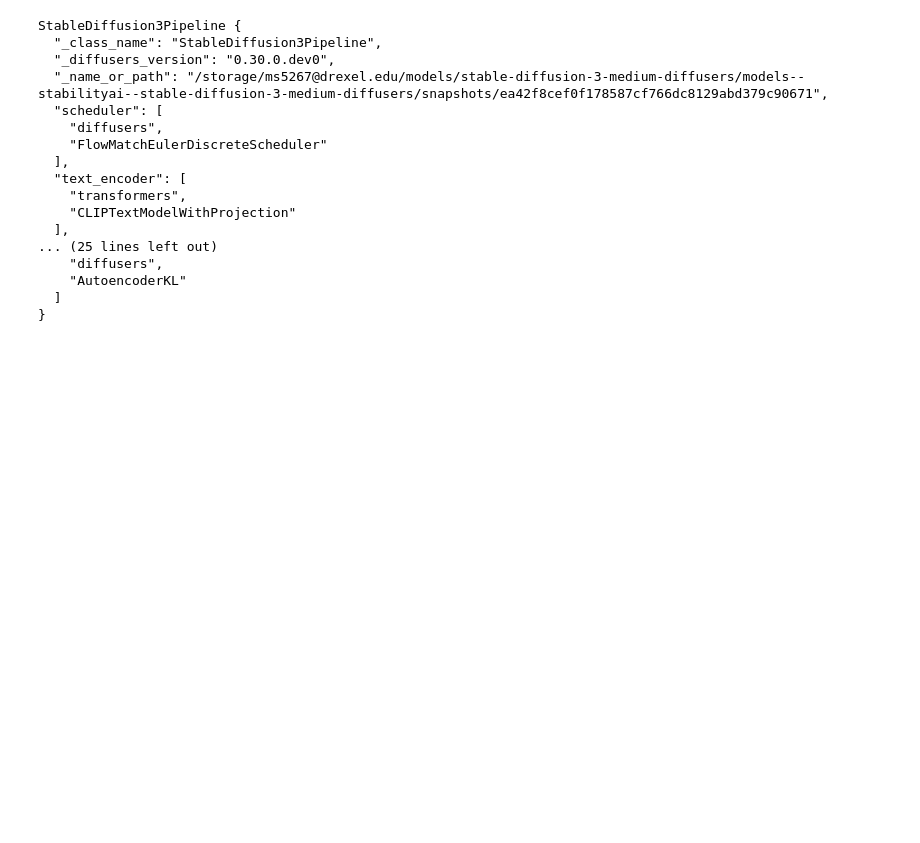
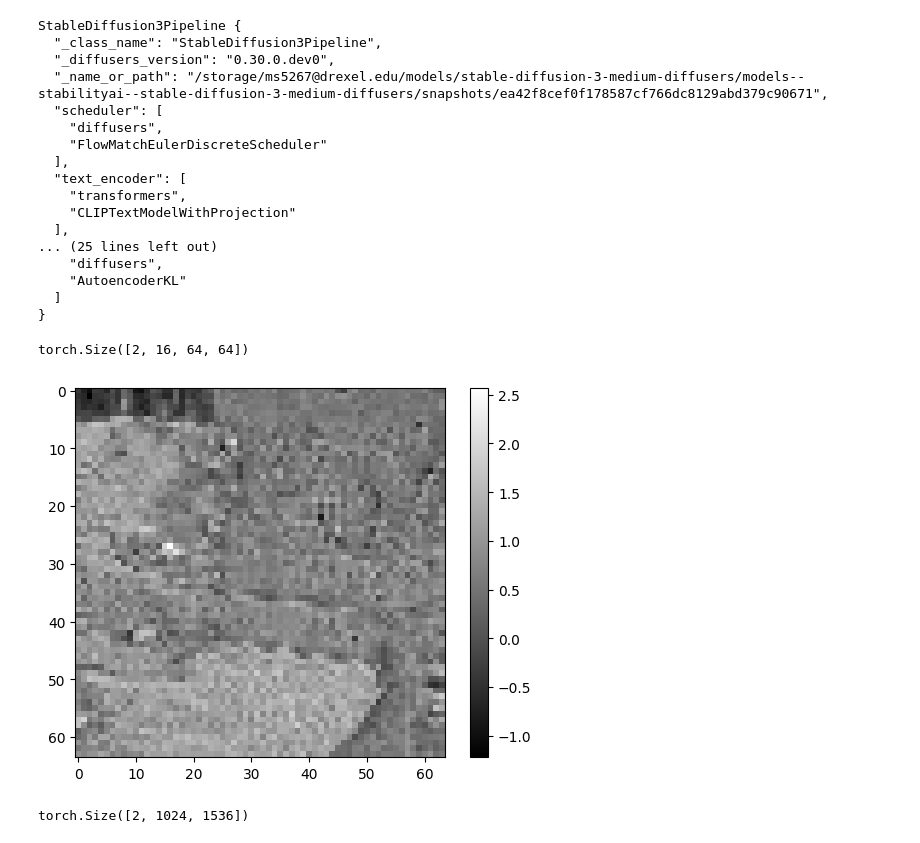
Before and after one commit to ManilShrestha/smpc, a Jupyter notebook: notebook/sd3_split_pipeline_socket_v2.ipynb, the cells around one changed output. Cells and saved outputs as stored; diff of their text form; code cells hidden in the pictures; blank space fills up the shorter version.

```diff
--- a/notebook/sd3_split_pipeline_socket_v2.ipynb
+++ b/notebook/sd3_split_pipeline_socket_v2.ipynb
@@ -86,3 +92,32 @@ StableDiffusion3Pipeline {
     "AutoencoderKL"
   ]
 }
+# %%
+noise = torch.load('/home/ms5267/blockentropy/models/noise_2.pth')
+# %%
+noise.shape
+# %% [output]
+torch.Size([2, 16, 64, 64])
+# %%
+import torch
+import matplotlib.pyplot as plt
+
+def plot_tensor(noise):
+	tensor = noise.detach().cpu()
+
+	# Plot the tensor as an image
+	plt.imshow(tensor, cmap='gray')
+	plt.colorbar()  # Optional: adds a colorbar to the side
+	# plt.title("Random Tensor Image")
+	plt.show()
+# %%
+plot_tensor(noise[0][1])
+# %% [output]
+[figure, added]
+# %%
+output_intermediate = torch.load('/home/ms5267/blockentropy/models/output_intermediate.pth')
+(hidden_states, encoder_hidden_states, temb, height_, width_) = output_intermediate
+
+hidden_states.shape
+# %% [output]
+torch.Size([2, 1024, 1536])
```
Also changed, not shown: parts of 5 cells of this notebook, 2 other files.
